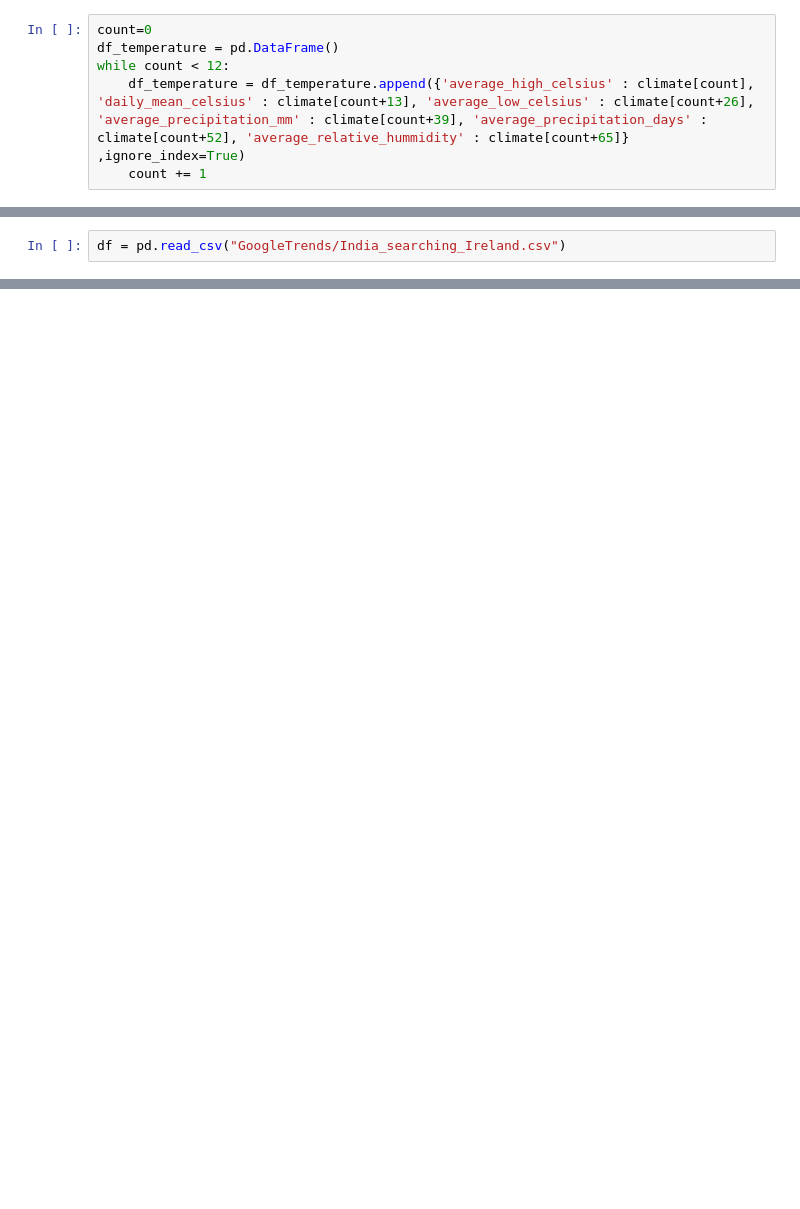
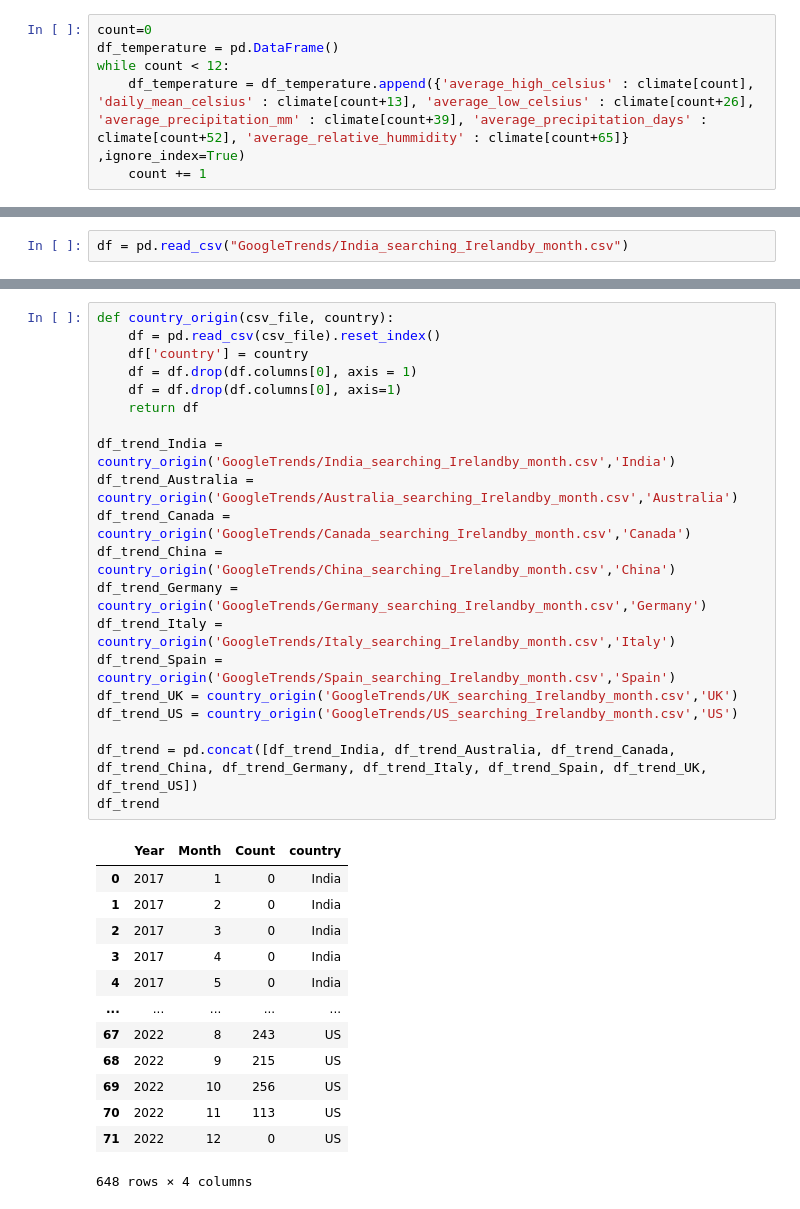
Before and after one commit to Amogh4u/ML_Ireland_tourism_prediction, a Jupyter notebook: project_code.ipynb, the cells around one changed output, grey strips where cells are left out. Drawn from its saved outputs; the diff is of its cells as text; blank space fills up the shorter version.

```diff
--- a/project_code.ipynb
+++ b/project_code.ipynb
@@ -81,4 +64,4 @@ df_temperature
 | 10 | 19.4 | 10.3 | 7.4 | 4.5 | ... |
 | 11 | 17.1 | 8.3 | 5.6 | 2.8 | ... |
 # %%
-df = pd.read_csv("GoogleTrends/India_searching_Ireland.csv")
+df = pd.read_csv("GoogleTrends/India_searching_Irelandby_month.csv")
@@ -135,0 +116,34 @@ new_df
+# %%
+def country_origin(csv_file, country):
+    df = pd.read_csv(csv_file).reset_index()
+    df['country'] = country
+    df = df.drop(df.columns[0], axis = 1)
+    df = df.drop(df.columns[0], axis=1)
+    return df
+
+df_trend_India = country_origin('GoogleTrends/India_searching_Irelandby_month.csv','India')
+df_trend_Australia = country_origin('GoogleTrends/Australia_searching_Irelandby_month.csv','Australia')
+df_trend_Canada = country_origin('GoogleTrends/Canada_searching_Irelandby_month.csv','Canada')
+df_trend_China = country_origin('GoogleTrends/China_searching_Irelandby_month.csv','China')
+df_trend_Germany = country_origin('GoogleTrends/Germany_searching_Irelandby_month.csv','Germany')
+df_trend_Italy = country_origin('GoogleTrends/Italy_searching_Irelandby_month.csv','Italy')
+df_trend_Spain = country_origin('GoogleTrends/Spain_searching_Irelandby_month.csv','Spain')
+df_trend_UK = country_origin('GoogleTrends/UK_searching_Irelandby_month.csv','UK')
+df_trend_US = country_origin('GoogleTrends/US_searching_Irelandby_month.csv','US')
+
+df_trend = pd.concat([df_trend_India, df_trend_Australia, df_trend_Canada, df_trend_China, df_trend_Germany, df_trend_Italy, df_trend_Spain, df_trend_UK, df_trend_US])
+df_trend
+# %% [output]
+|  | Year | Month | Count | country |
+| 0 | 2017 | 1 | 0 | India |
+| 1 | 2017 | 2 | 0 | India |
+| 2 | 2017 | 3 | 0 | India |
+| 3 | 2017 | 4 | 0 | India |
+| 4 | 2017 | 5 | 0 | India |
+| ... | ... | ... | ... | ... |
+| 67 | 2022 | 8 | 243 | US |
+| 68 | 2022 | 9 | 215 | US |
+| 69 | 2022 | 10 | 256 | US |
+| 70 | 2022 | 11 | 113 | US |
+| 71 | 2022 | 12 | 0 | US |
+648 rows × 4 columns
```
Also changed, not shown: parts of 18 cells of this notebook, 2 other files.
